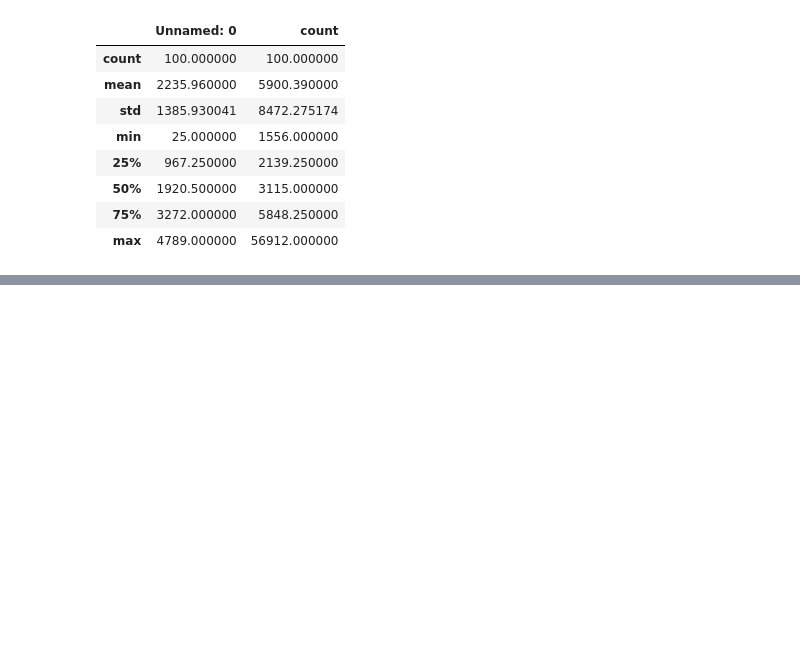
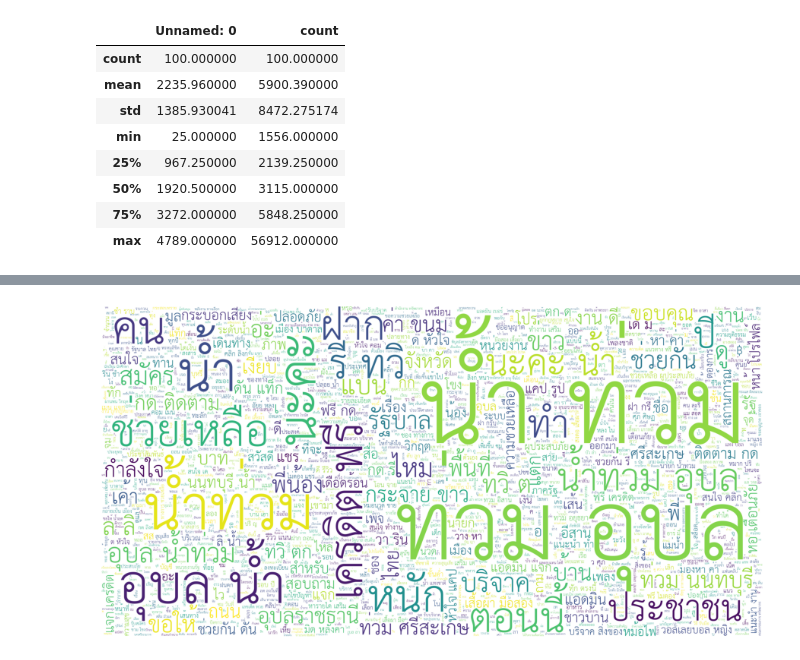
Before and after one commit to TeerapongP/twitterProject, a Jupyter notebook: TwitterCleanData And DataSci.ipynb, the cells around one changed output, grey strips where cells are left out. Cells and saved outputs as stored; diff of their text form; code cells hidden in the pictures; blank space fills up the shorter version.

```diff
--- a/TwitterCleanData And DataSci.ipynb
+++ b/TwitterCleanData And DataSci.ipynb
@@ -181,0 +232,4 @@ plt.axis("off")
+# %%
+from pythainlp.corpus.common import thai_stopwords
+thai_stopwords = list(thai_stopwords())
+thai_stopwords
@@ -181,0 +254,10 @@ plt.axis("off")
+# %%
+from pythainlp import word_tokenize
+def text_process(text):
+    final = "".join(u for u in text if u not in ("?", ".", ";", ":", "!", '"', "ๆ", "ฯ"))
+    final = word_tokenize(final)
+    final = " ".join(word for word in final)
+    final = " ".join(word for word in final.split()
+                     if word.lower not in thai_stopwords)
+    return final
+df['text_tokens'] = df['Cleaning_Data'].apply(text_process)
@@ -181,0 +279,13 @@ plt.axis("off")
+# %%
+from wordcloud import WordCloud, STOPWORDS
+df_pos = df[df['Sentiment'] == 'positive']
+pos_word_all = " ".join(text for text in df_pos['text_tokens'])
+reg = r"[ก-๙a-zA-Z']+"
+fp = 'THSarabunNew.ttf'
+wordcloud = WordCloud(stopwords=thai_stopwords, background_color = 'white', max_words=2000, height = 2000, width=4000, font_path=fp, regexp=reg).generate(pos_word_all)
+plt.figure(figsize = (16,8))
+plt.imshow(wordcloud)
+plt.axis('off')
+plt.show()
+# %% [output]
+[figure, added]
```
Also changed, not shown: parts of 20 cells of this notebook, 9 other files.
